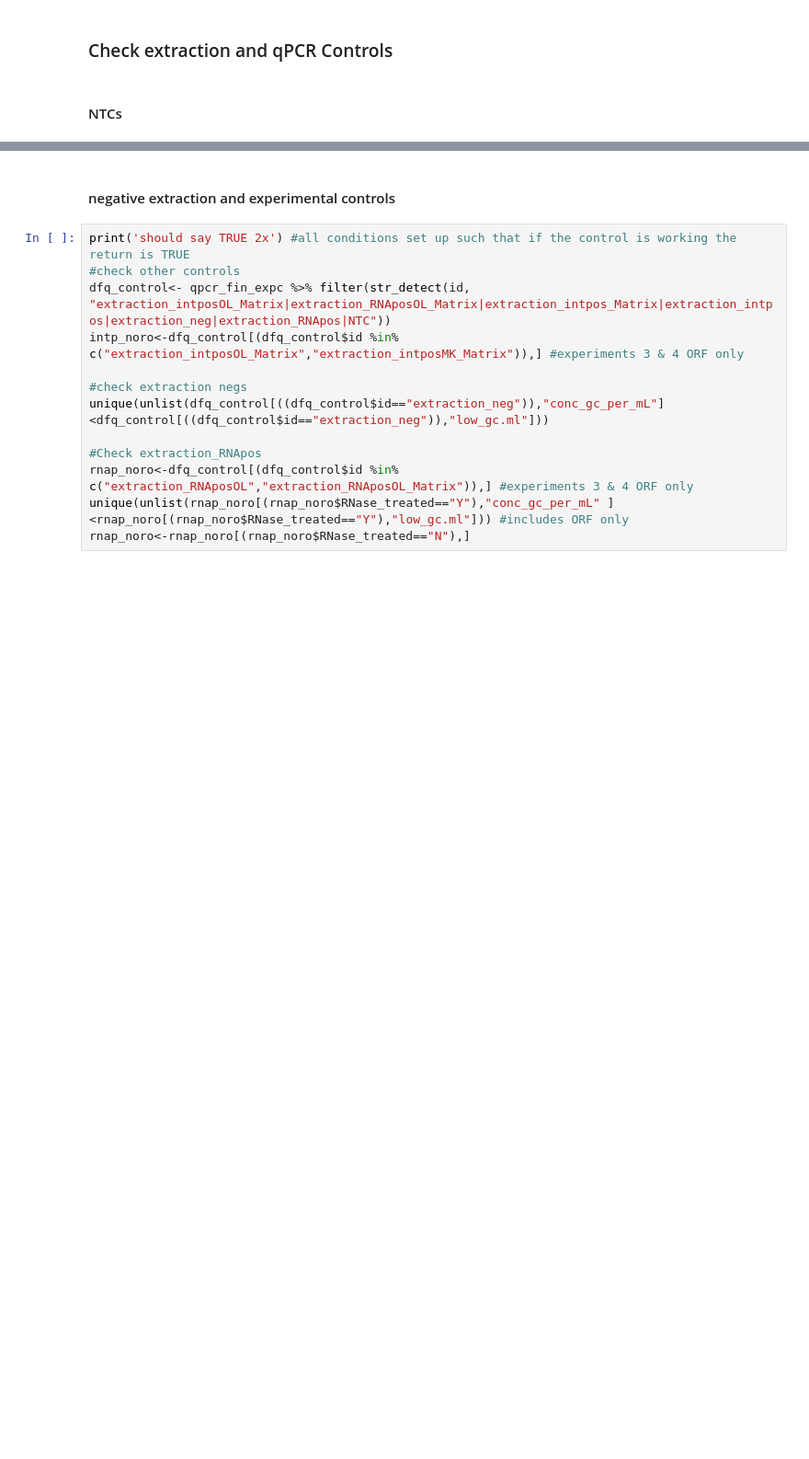
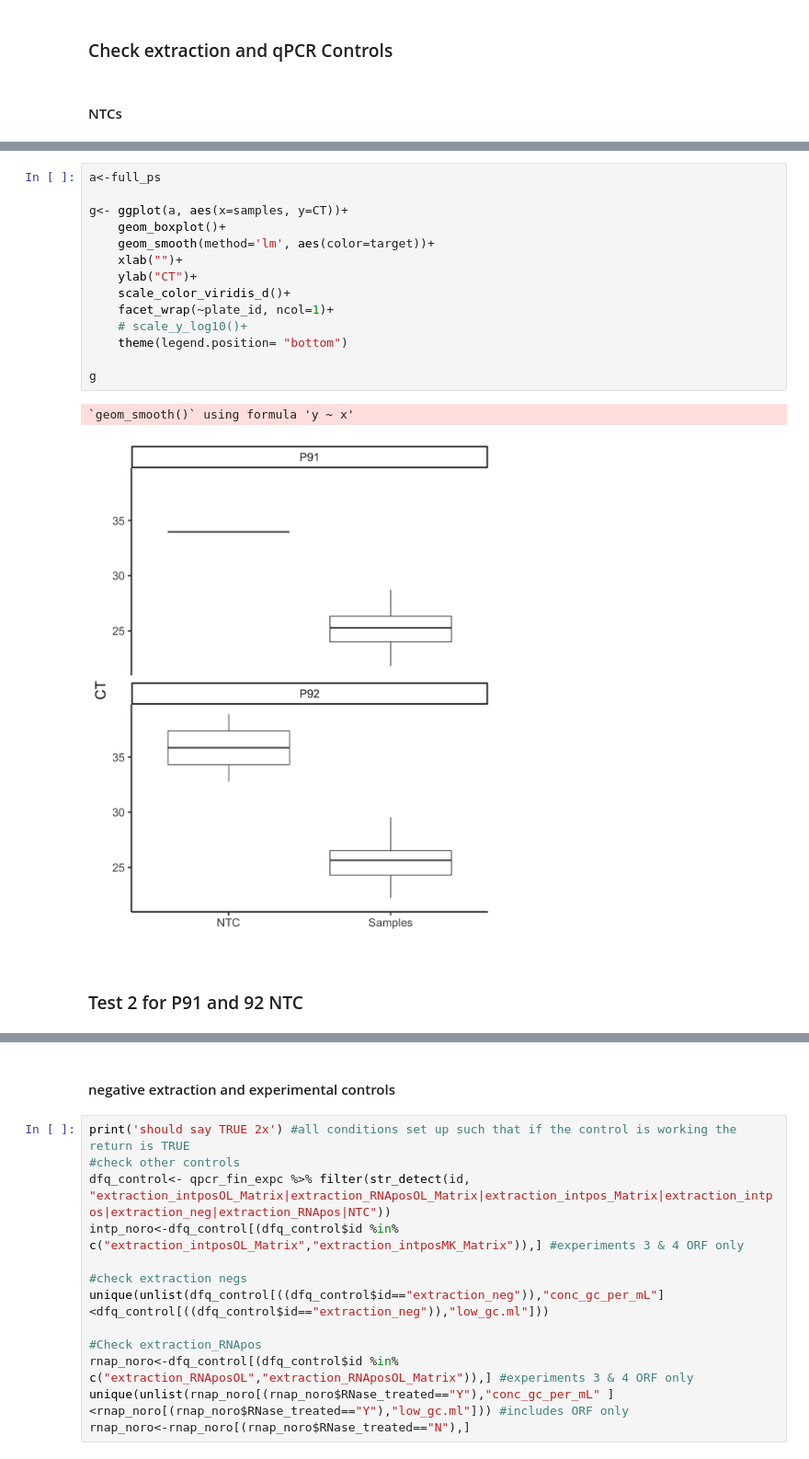
Before and after one commit to kennedylaurenc/2022_Persistence_of_HuNoV_in_surface_water, a Jupyter notebook: norovirus_persistence_data_analysis.ipynb, the cells around one changed output, grey strips where cells are left out. Shown at 92% size. Saved outputs shown, nothing was run; the diff lists cells and outputs as text; blank space fills up the shorter version.

```diff
--- a/norovirus_persistence_data_analysis.ipynb
+++ b/norovirus_persistence_data_analysis.ipynb
@@ -653,0 +750,19 @@ A data.frame: 0 × 5
+# %%
+a<-full_ps
+
+g<- ggplot(a, aes(x=samples, y=CT))+
+    geom_boxplot()+
+    geom_smooth(method='lm', aes(color=target))+
+    xlab("")+
+    ylab("CT")+
+    scale_color_viridis_d()+
+    facet_wrap(~plate_id, ncol=1)+
+    # scale_y_log10()+
+    theme(legend.position= "bottom")
+
+g
+# %% [output]
+`geom_smooth()` using formula 'y ~ x'
+[figure, added]
+# %% [markdown]
+### Test 2 for P91 and 92 NTC
```
Also changed, not shown: parts of 15 cells of this notebook, 2 other files.
